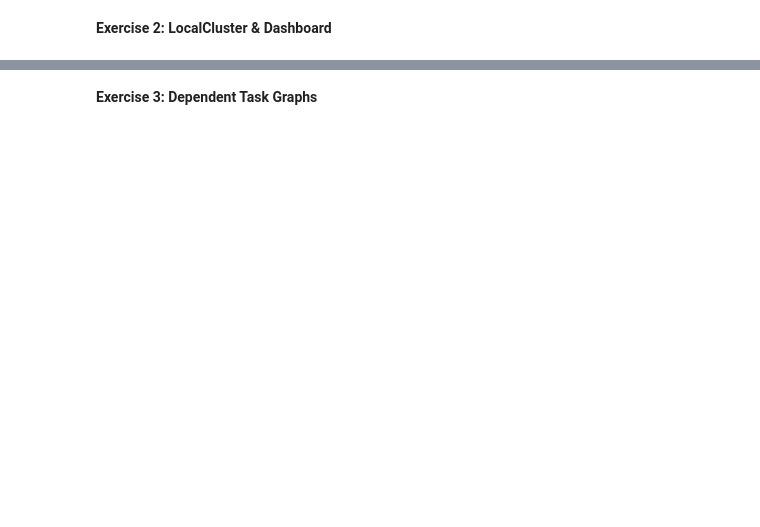
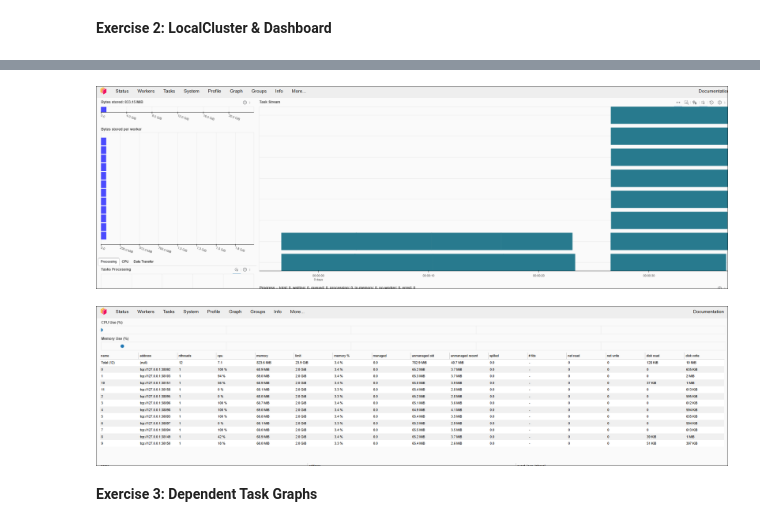
Before and after one commit to NDS8-TCP/nsc-kim, a Jupyter notebook: MP2-KN.ipynb, the cells around one changed output, grey strips where cells are left out. Saved outputs shown, nothing was run; the diff lists cells and outputs as text; code cells hidden in the pictures; blank space fills up the shorter version.

```diff
--- a/MP2-KN.ipynb
+++ b/MP2-KN.ipynb
@@ -1455,3 +1485,10 @@ n workers: 8
+# %%
+from IPython.display import Image, display
+display(Image(filename="ex2_dask_2__vs_12_workers.png"))
+display(Image(filename="ex2_dask_12_workers.png"))
+# %% [output]
+[figure, added]
+[figure, added]
 # %% [markdown]
 **Exercise 3: Dependent Task Graphs**
 # %%
```
Also changed, not shown: parts of 7 cells of this notebook, 5 other files.
